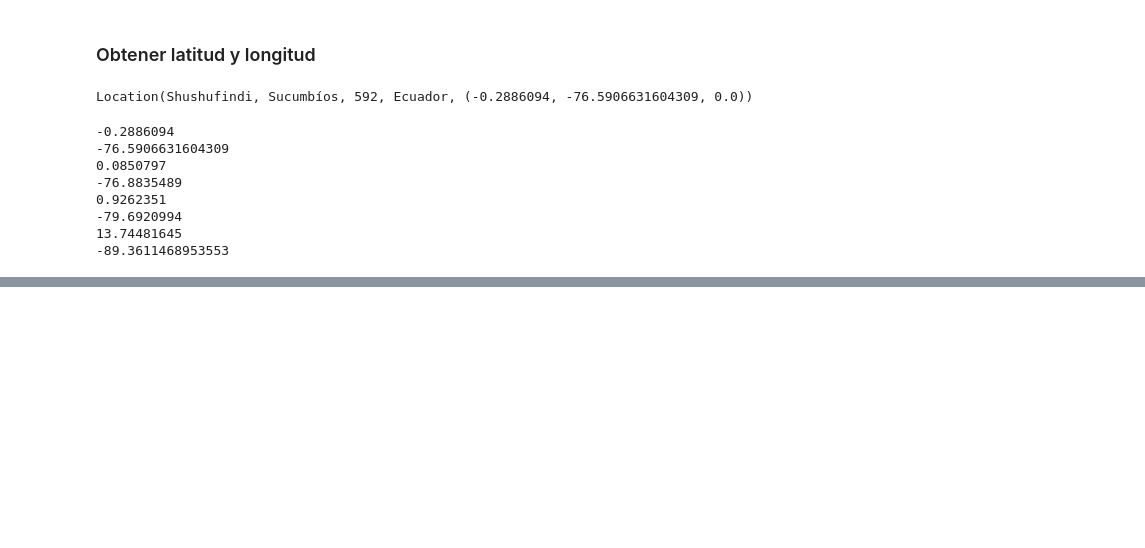
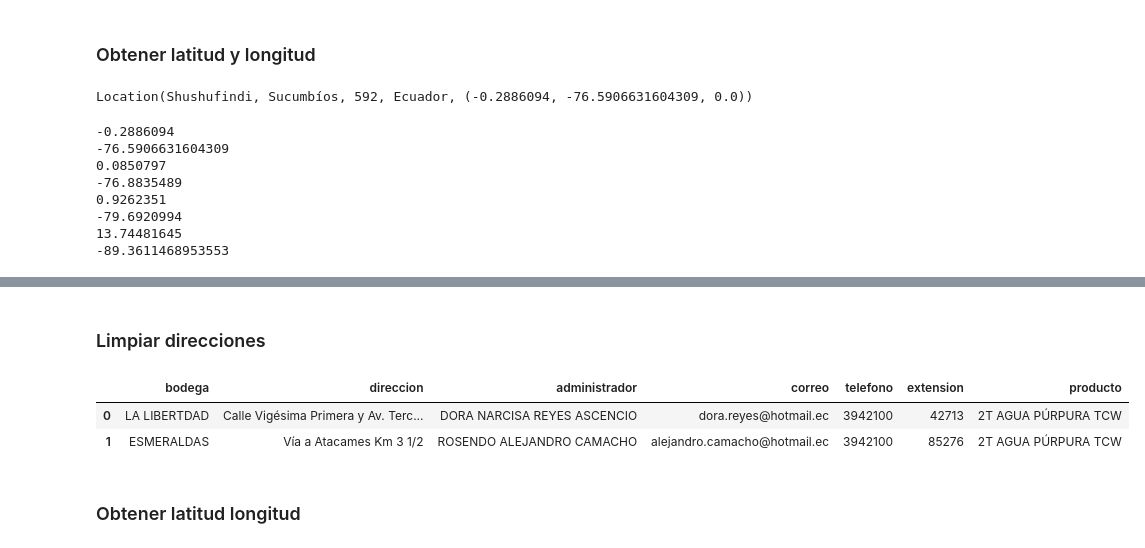
Before and after one commit to 2019-a-gr1-python/PY-Pilatu-a-Zambrano-Isaac, a Jupyter notebook: examen_2B/examen_2B_bodegas.ipynb, the cells around one changed output, grey strips where cells are left out. Cells and saved outputs as stored; diff of their text form; code cells hidden in the pictures; blank space fills up the shorter version.

```diff
--- a/examen_2B/examen_2B_bodegas.ipynb
+++ b/examen_2B/examen_2B_bodegas.ipynb
@@ -207,0 +219,13 @@ df_bodegas_1['longitud']=longitudes_1
+# %% [markdown]
+### Limpiar direcciones
+# %%
+direcciones_2=df_bodegas_2['direccion'].values
+direcciones_2=list(map(limpiar_direccion,direcciones_2))
+df_bodegas_2['direccion']=direcciones_2
+df_bodegas_2
+# %% [output]
+|  | bodega | direccion | administrador | correo | telefono | extension | producto |
+| 0 | LA LIBERTDAD | Calle Vigésima Primera y Av. Terc... | DORA NARCISA REYES ASCENCIO | dora.reyes@hotmail.ec | 3942100 | 42713 | 2T AGUA PÚRPURA TCW |
+| 1 | ESMERALDAS | Vía a Atacames Km 3 1/2 | ROSENDO ALEJANDRO CAMACHO | alejandro.camacho@hotmail.ec | 3942100 | 85276 | 2T AGUA PÚRPURA TCW |
+# %% [markdown]
+### Obtener latitud longitud
```
Also changed, not shown: parts of 9 cells of this notebook, 10 other files.
